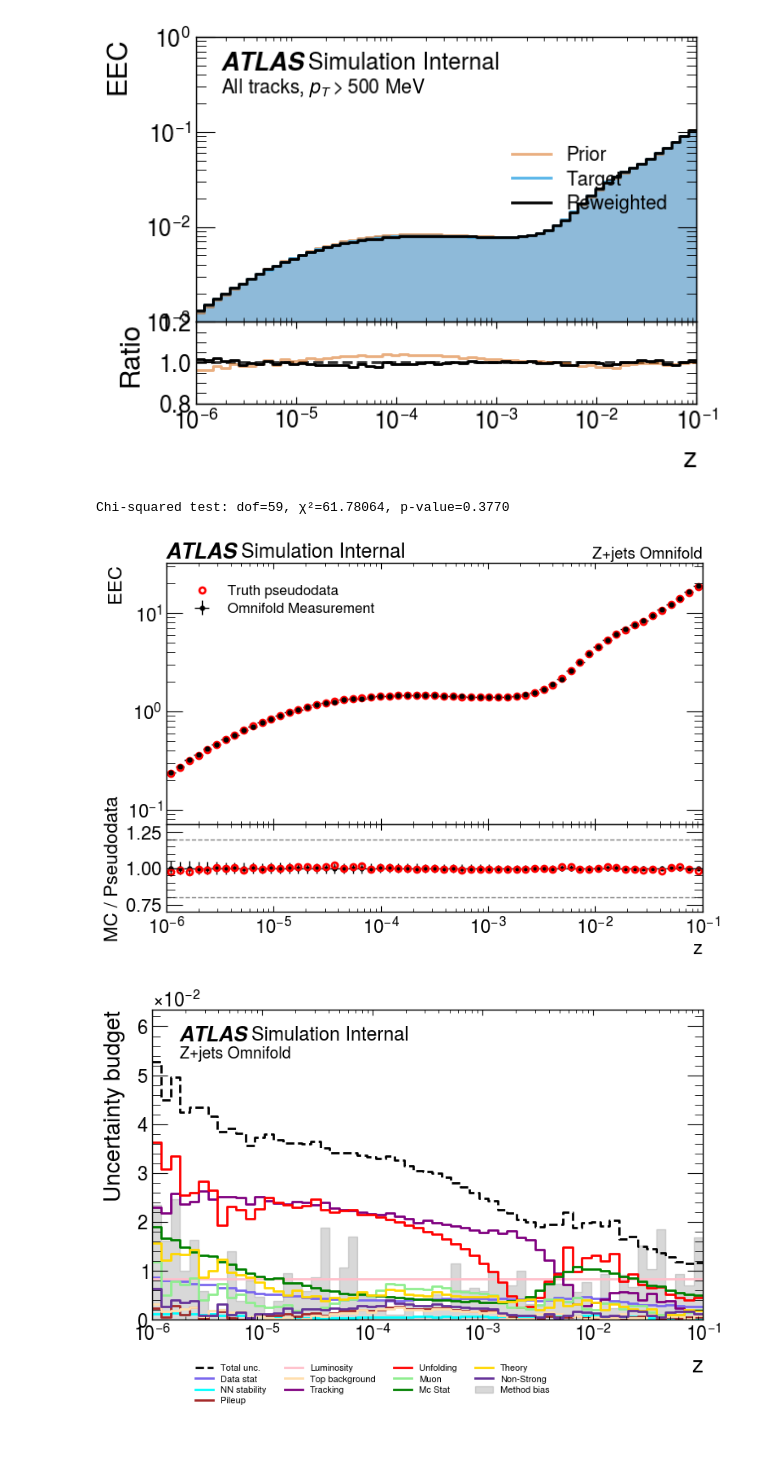
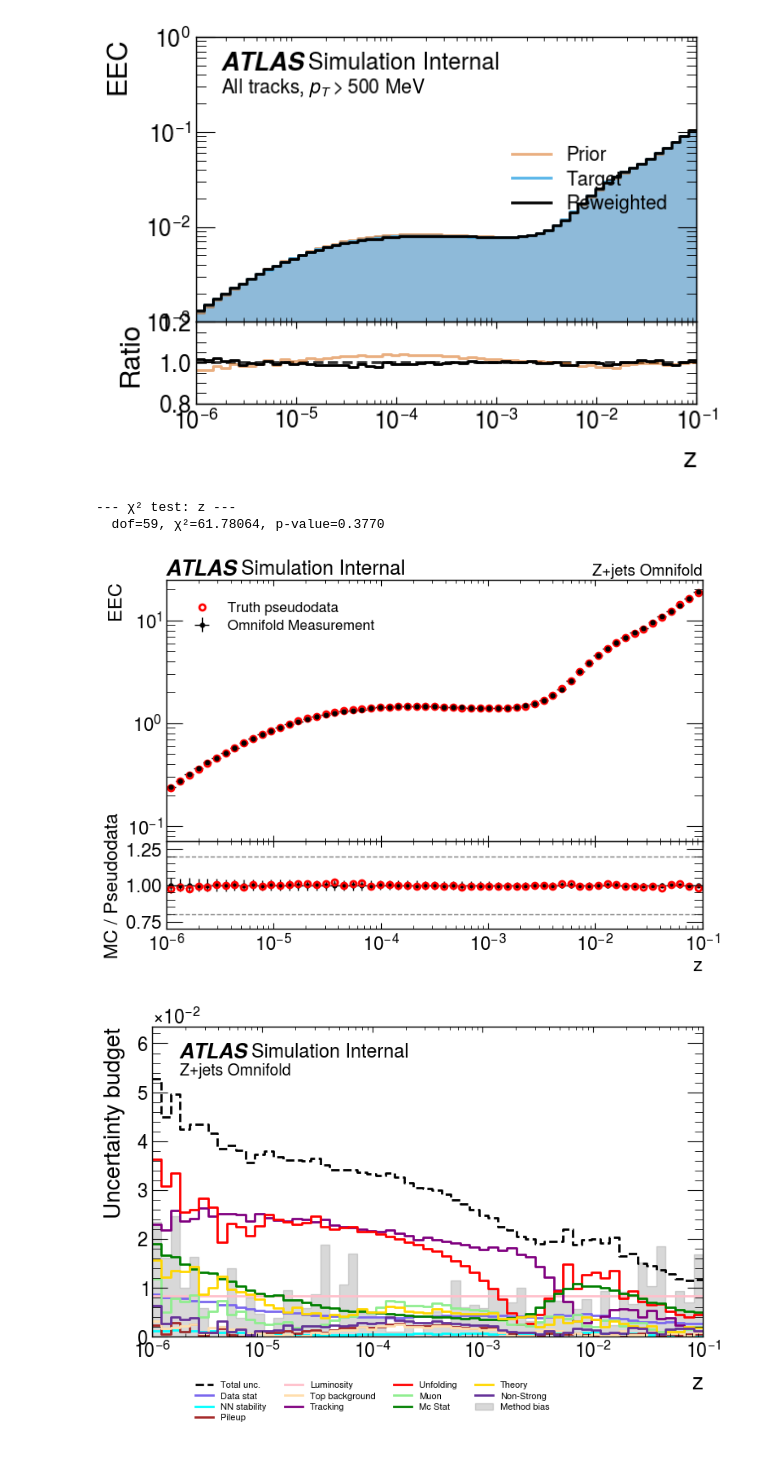
Before and after one commit to kgreif24/zjets_omnifold, a Jupyter notebook: analyze/eec_pseudo_results.ipynb, the cells around one changed output. Saved outputs shown, nothing was run; the diff lists cells and outputs as text; code cells hidden in the pictures.

```diff
--- a/analyze/eec_pseudo_results.ipynb
+++ b/analyze/eec_pseudo_results.ipynb
@@ -207,32 +207,35 @@ comp.show()
 # %%
 # Plot pseudo-measurement with full uncertainties
 import visualize as vis
 
-vis.draw_plot(
+meas, budget = vis.draw_plot(
     measurement_hists,
     bins,
     ylabel="EEC",
     xlabel="z",
     logyScale=True,
     logxScale=True,
     is_xSec=False,  # EEC is already a normalized, dimensionless quantity
     is_omni_data=False,  # pseudodata measurement, not real data
     ratio_ylim=[0.7, 1.3],
     draw_uncertainty_budget=True,
     results_list=[truth_pd_hists],
     formating_dicts=[
         {
             "color": "red",
             "label": "Truth pseudodata",
             "marker": "o",
             "is_omni_data": False,  # use theory uncertainty prescription
             "is_madgraph": True,  # truth pseudodata uses MadGraph variations
         }
     ],
     pdf_name="plot_storage/pd_eec_xsec.pdf",
     do_chi2_test=True,
 )
+meas.show()
+budget.show()
 # %% [output]
-Chi-squared test: dof=59, χ²=61.78064, p-value=0.3770
+--- χ² test: z ---
+  dof=59, χ²=61.78064, p-value=0.3770
-[figure, old version]
+[figure, new version]
 [figure]
```
Also changed, not shown: parts of 1 cell of this notebook, 5 other files.
